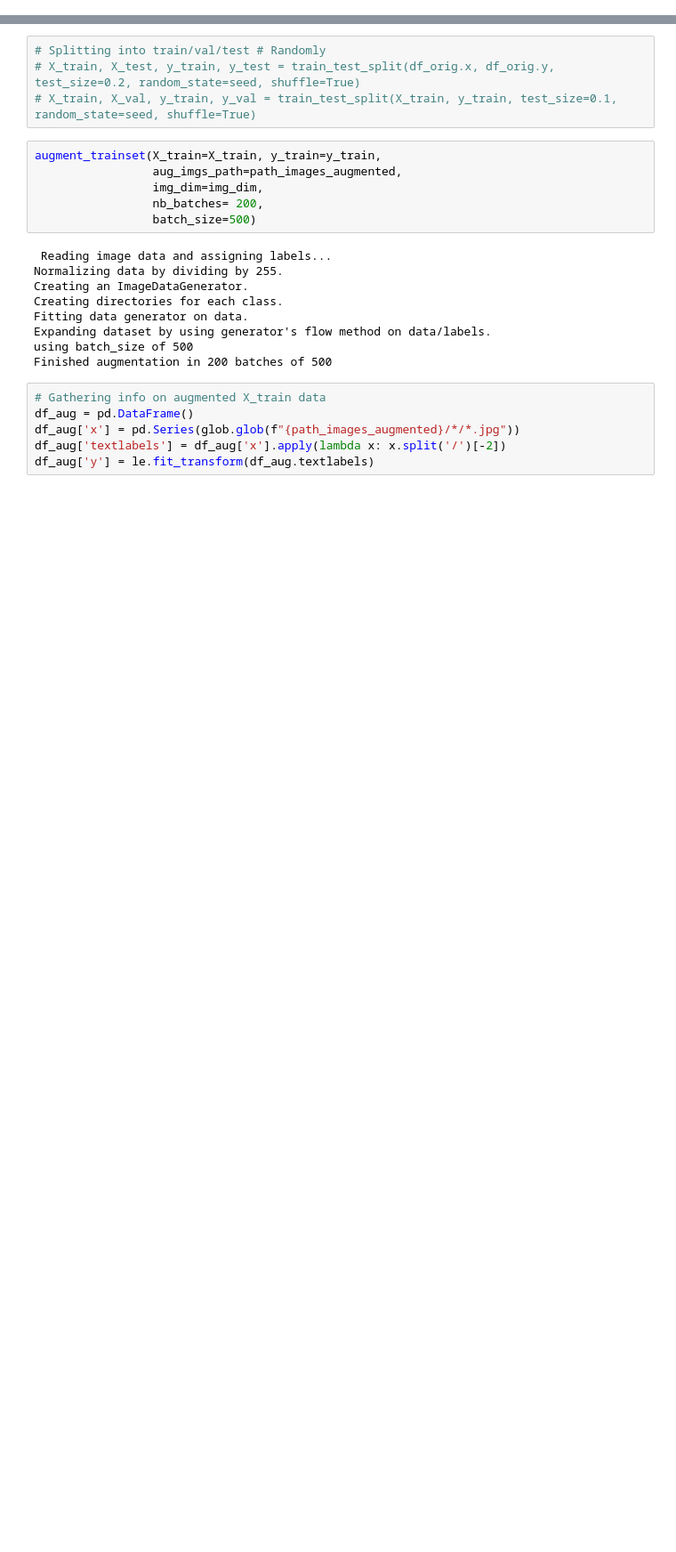
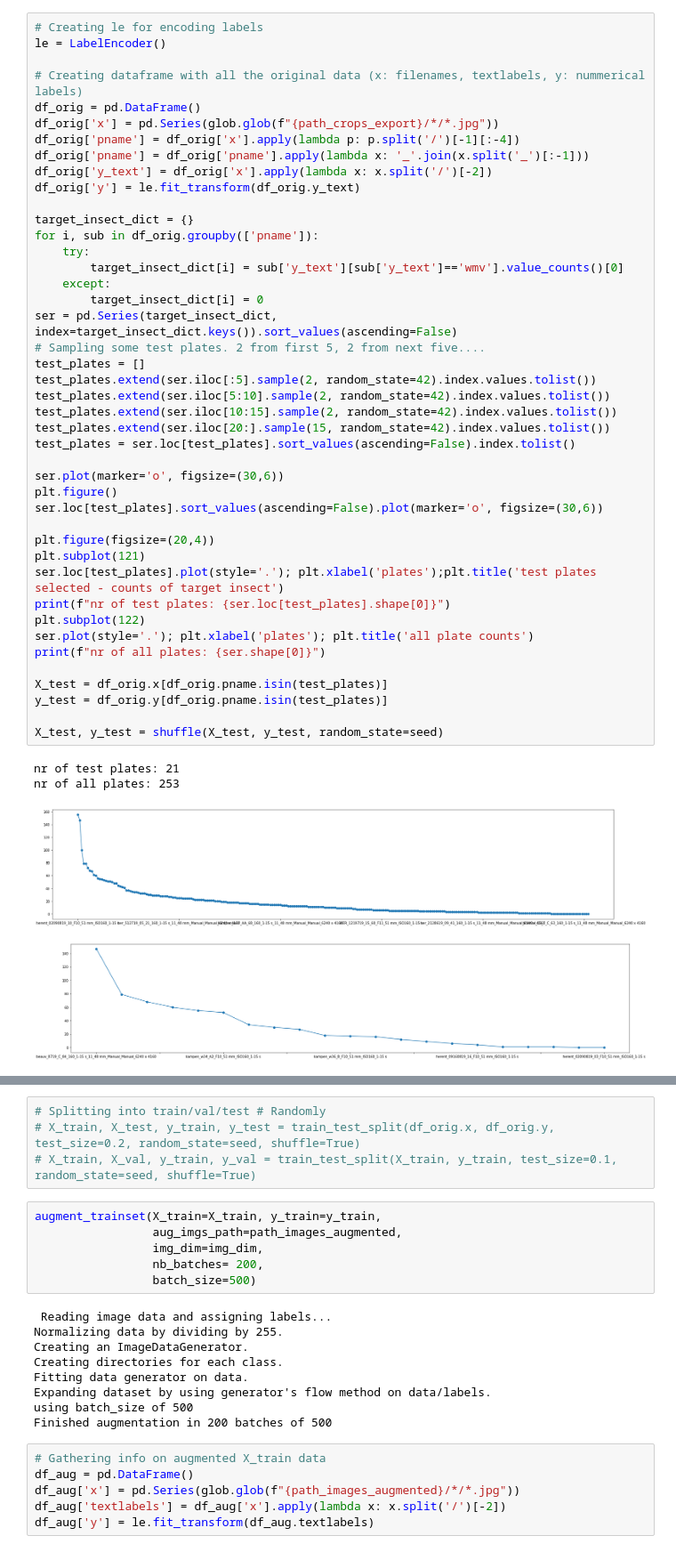
Before and after one commit to kalfasyan/yannis_impy, a Jupyter notebook: TrainingOnBoxes.ipynb, the cells around one changed output, grey strips where cells are left out. Shown at 89% size. Saved outputs shown, nothing was run; the diff lists cells and outputs as text; blank space fills up the shorter version.

```diff
--- a/TrainingOnBoxes.ipynb
+++ b/TrainingOnBoxes.ipynb
@@ -112,0 +45,48 @@ nr of all plates: 267
+# %%
+# Creating le for encoding labels
+le = LabelEncoder()
+
+# Creating dataframe with all the original data (x: filenames, textlabels, y: nummerical labels)
+df_orig = pd.DataFrame()
+df_orig['x'] = pd.Series(glob.glob(f"{path_crops_export}/*/*.jpg"))
+df_orig['pname'] = df_orig['x'].apply(lambda p: p.split('/')[-1][:-4])
+df_orig['pname'] = df_orig['pname'].apply(lambda x: '_'.join(x.split('_')[:-1]))
+df_orig['y_text'] = df_orig['x'].apply(lambda x: x.split('/')[-2])
+df_orig['y'] = le.fit_transform(df_orig.y_text)
+
+target_insect_dict = {}
+for i, sub in df_orig.groupby(['pname']):
+    try:
+        target_insect_dict[i] = sub['y_text'][sub['y_text']=='wmv'].value_counts()[0]
+    except:
+        target_insect_dict[i] = 0
+ser = pd.Series(target_insect_dict, index=target_insect_dict.keys()).sort_values(ascending=False)
+# Sampling some test plates. 2 from first 5, 2 from next five....
+test_plates = []
+test_plates.extend(ser.iloc[:5].sample(2, random_state=42).index.values.tolist())
+test_plates.extend(ser.iloc[5:10].sample(2, random_state=42).index.values.tolist())
+test_plates.extend(ser.iloc[10:15].sample(2, random_state=42).index.values.tolist())
+test_plates.extend(ser.iloc[20:].sample(15, random_state=42).index.values.tolist())
+test_plates = ser.loc[test_plates].sort_values(ascending=False).index.tolist()
+
+ser.plot(marker='o', figsize=(30,6))
+plt.figure()
+ser.loc[test_plates].sort_values(ascending=False).plot(marker='o', figsize=(30,6))
+
+plt.figure(figsize=(20,4))
+plt.subplot(121)
+ser.loc[test_plates].plot(style='.'); plt.xlabel('plates');plt.title('test plates selected - counts of target insect')
+print(f"nr of test plates: {ser.loc[test_plates].shape[0]}")
+plt.subplot(122)
+ser.plot(style='.'); plt.xlabel('plates'); plt.title('all plate counts')
+print(f"nr of all plates: {ser.shape[0]}")
+
+X_test = df_orig.x[df_orig.pname.isin(test_plates)]
+y_test = df_orig.y[df_orig.pname.isin(test_plates)]
+
+X_test, y_test = shuffle(X_test, y_test, random_state=seed)
+# %% [output]
+nr of test plates: 21
+nr of all plates: 253
+[figure, added]
+[figure, added]
```
Also changed, not shown: parts of 9 cells of this notebook, 3 other files.
